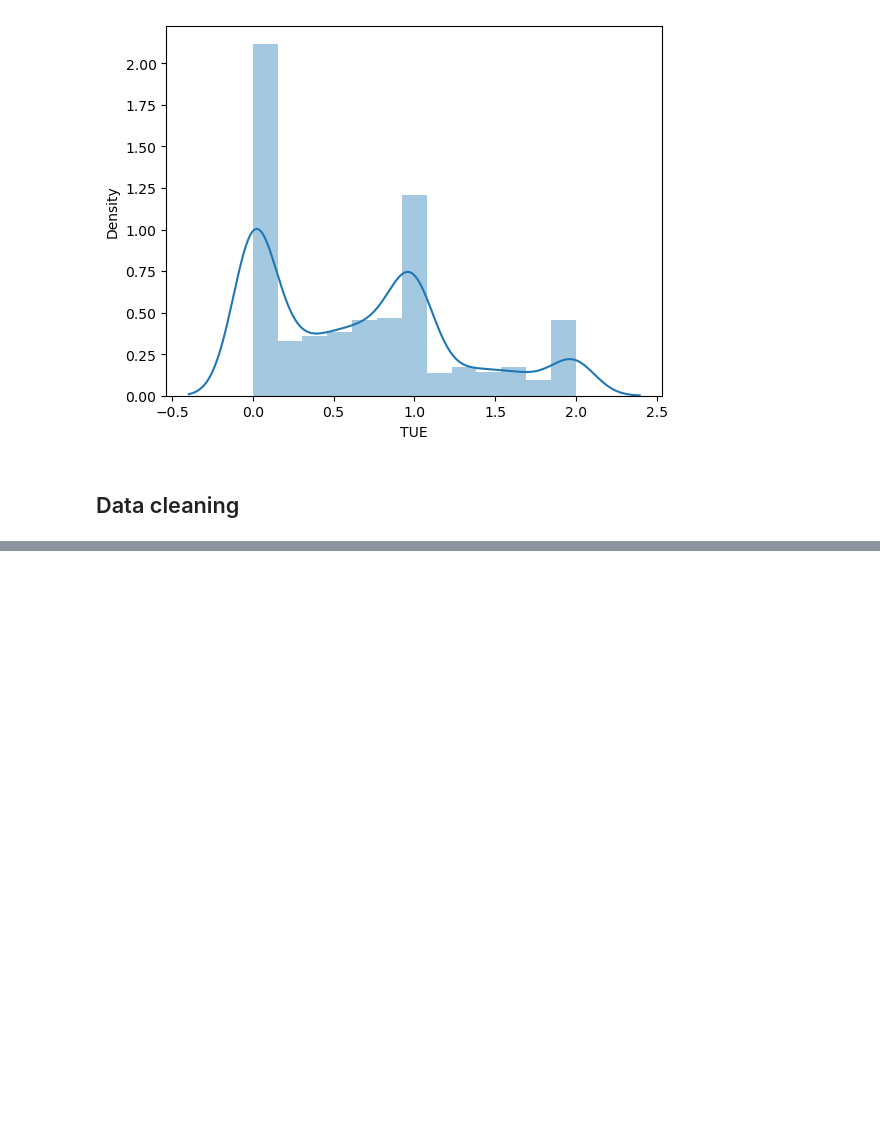
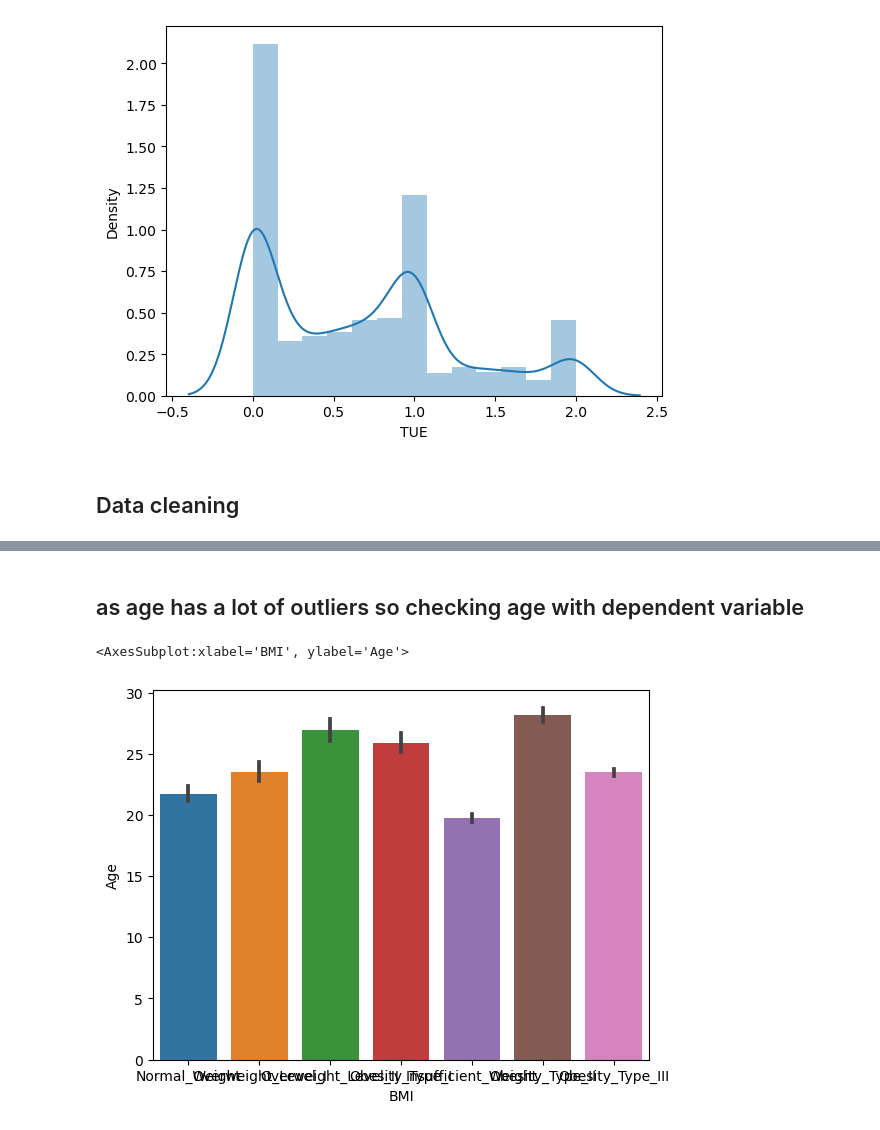
Before and after one commit to sharathchandrakarnati/Ineuron_data_science_totall_assignments, a Jupyter notebook: Machine Learning/Intermidate Questions in machine learning/Question 2/Intermidate_MachineLearning_question2.ipynb, the cells around one changed output, grey strips where cells are left out. Saved outputs shown, nothing was run; the diff lists cells and outputs as text; code cells hidden in the pictures; blank space fills up the shorter version.

```diff
--- a/Machine Learning/Intermidate Questions in machine learning/Question 2/Intermidate_MachineLearning_question2.ipynb
+++ b/Machine Learning/Intermidate Questions in machine learning/Question 2/Intermidate_MachineLearning_question2.ipynb
@@ -254,0 +255,2 @@ outlires(data['Height'])
+# %% [markdown]
+## as age has a lot of outliers so checking age with dependent variable
@@ -254,0 +259,6 @@ outlires(data['Height'])
+# %%
+figsize = (50,80)
+sns.barplot(x = data1['BMI'],y =data1['Age'])
+# %% [output]
+<AxesSubplot:xlabel='BMI', ylabel='Age'>
+[figure, added]
```
Also changed, not shown: parts of 20 cells of this notebook.
